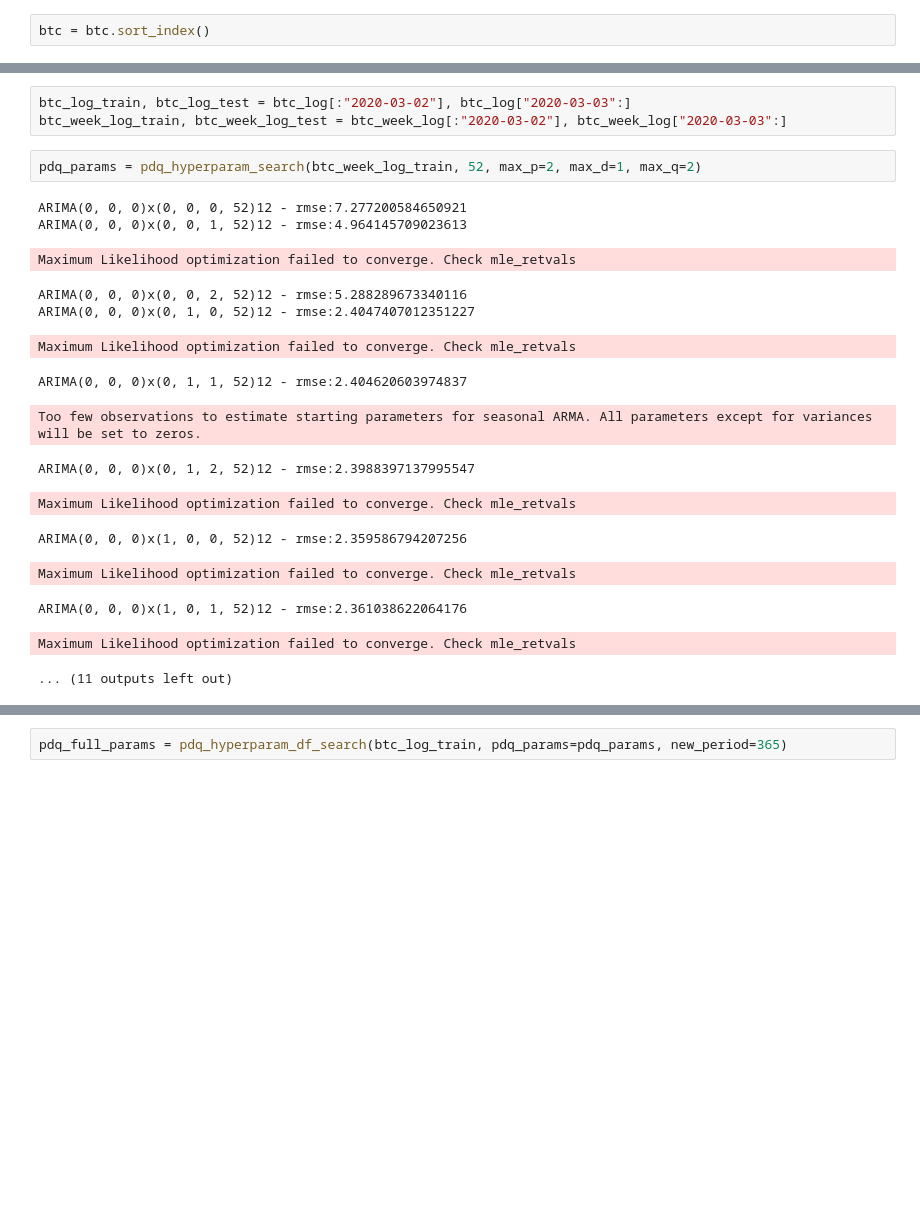
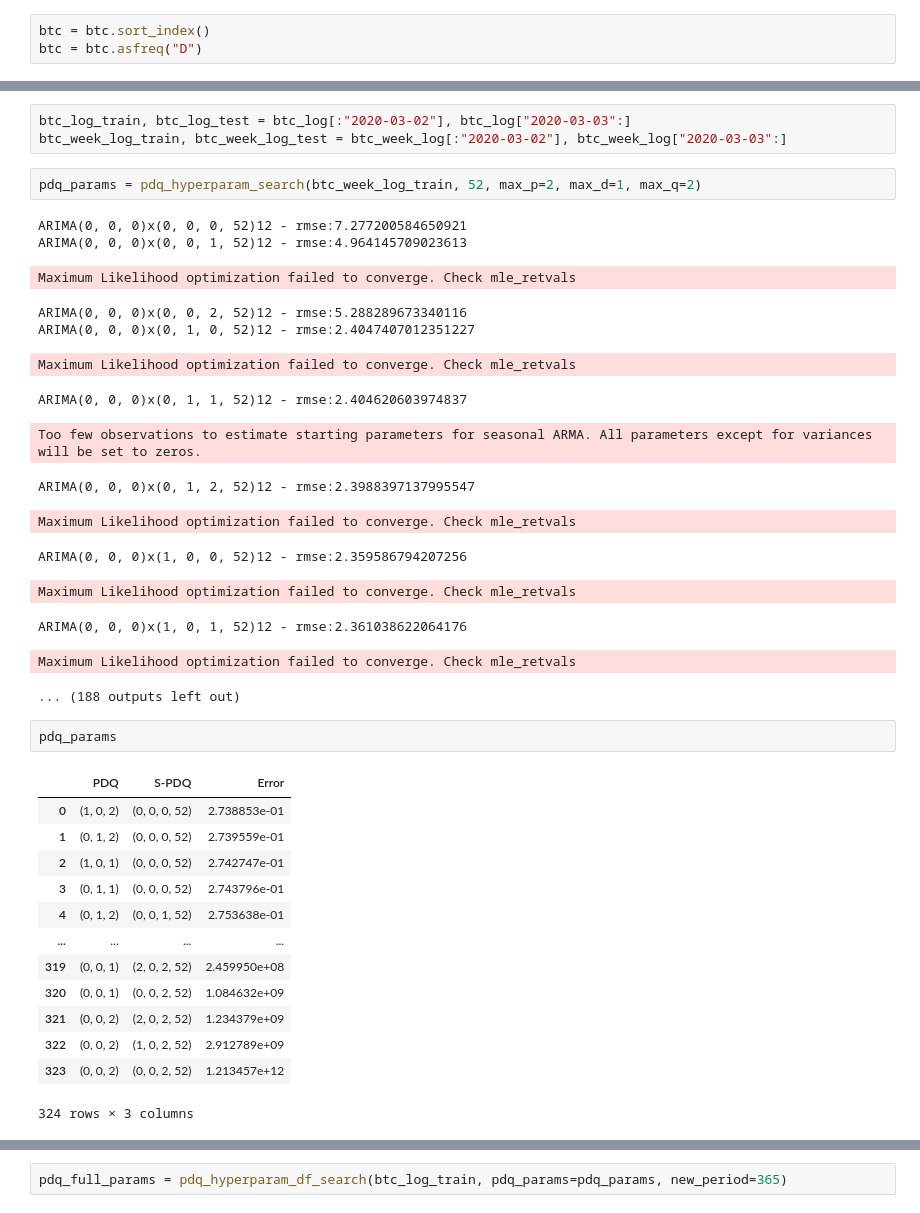
Before and after one commit to rajeevpanwar/Bitcoin-Heist-of-the-Century, a Jupyter notebook: corey_timeseries_exact.ipynb, the cells around one changed output, grey strips where cells are left out. Cells and saved outputs as stored; diff of their text form; blank space fills up the shorter version.

```diff
--- a/corey_timeseries_exact.ipynb
+++ b/corey_timeseries_exact.ipynb
@@ -28,6 +36,7 @@ from modeling_functions import *
 btc=pd.read_pickle("bitcoin.pickle")
 # %%
 btc = btc.sort_index()
+btc = btc.asfreq("D")
 # %%
 btc
 # %% [output]
@@ -113,4 +122,20 @@ ARIMA(0, 0, 0)x(1, 0, 0, 52)12 - rmse:2.359586794207256
 Maximum Likelihood optimization failed to converge. Check mle_retvals
 ARIMA(0, 0, 0)x(1, 0, 1, 52)12 - rmse:2.361038622064176
 Maximum Likelihood optimization failed to converge. Check mle_retvals
-... (11 outputs left out)
+... (188 outputs left out)
+# %%
+pdq_params
+# %% [output]
+|  | PDQ | S-PDQ | Error |
+| 0 | (1, 0, 2) | (0, 0, 0, 52) | 2.738853e-01 |
+| 1 | (0, 1, 2) | (0, 0, 0, 52) | 2.739559e-01 |
+| 2 | (1, 0, 1) | (0, 0, 0, 52) | 2.742747e-01 |
+| 3 | (0, 1, 1) | (0, 0, 0, 52) | 2.743796e-01 |
+| 4 | (0, 1, 2) | (0, 0, 1, 52) | 2.753638e-01 |
+| ... | ... | ... | ... |
+| 319 | (0, 0, 1) | (2, 0, 2, 52) | 2.459950e+08 |
+| 320 | (0, 0, 1) | (0, 0, 2, 52) | 1.084632e+09 |
+| 321 | (0, 0, 2) | (2, 0, 2, 52) | 1.234379e+09 |
+| 322 | (0, 0, 2) | (1, 0, 2, 52) | 2.912789e+09 |
+| 323 | (0, 0, 2) | (0, 0, 2, 52) | 1.213457e+12 |
+324 rows × 3 columns
```
Also changed, not shown: parts of 16 cells of this notebook, 2 other files.
